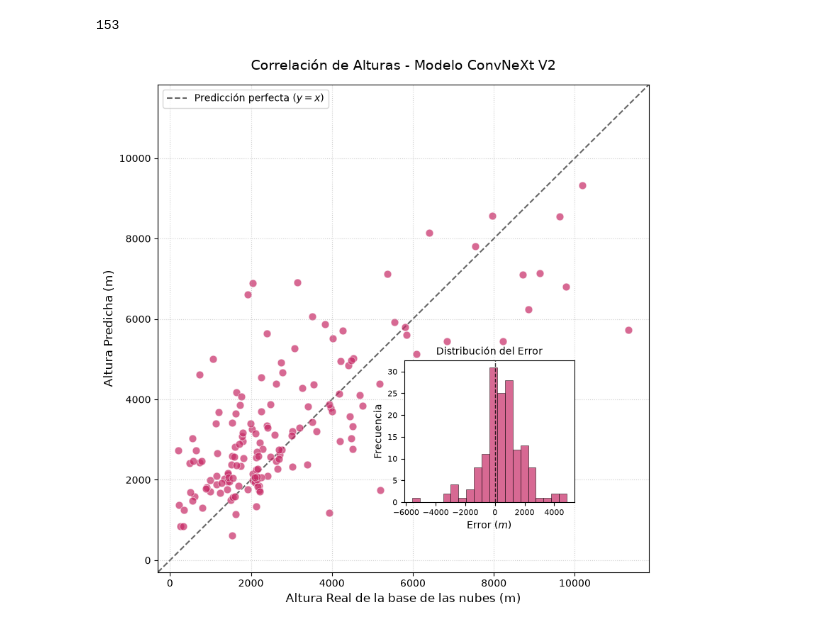
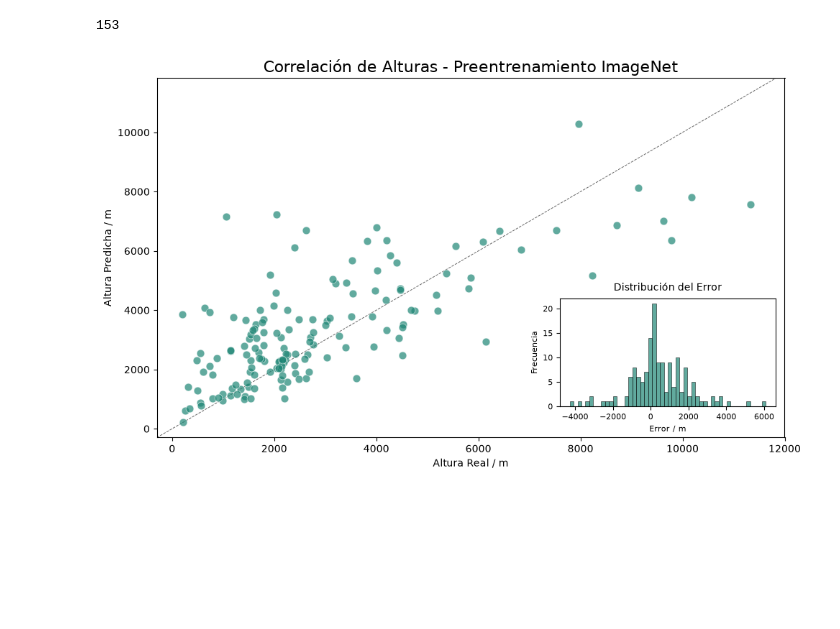
Before and after one commit to veraperez23/CloudBaseHeight, a Jupyter notebook: graphs_results/apartado4/apartado4.ipynb, the cells around one changed output. Drawn from its saved outputs; the diff is of its cells as text; code cells hidden in the pictures; blank space fills up the shorter version.

Commit message:
evolución predicciones

```diff
--- a/graphs_results/apartado4/apartado4.ipynb
+++ b/graphs_results/apartado4/apartado4.ipynb
@@ -13,5 +122,7 @@ colores = {
 # %%
-df = pd.read_csv(r'C:\Users\USUARIO\Documents\TFG_ALTURA\results\test-model_121723\predicciones_detalladas.txt', sep=r'\s*\|\s*', engine='python', skiprows=[1])
+####### MODELO DIURNO
+
+df = pd.read_csv(r'C:\Users\USUARIO\Documents\TFG_ALTURA\results\test-model_051324\predicciones_detalladas.txt', sep=r'\s*\|\s*', engine='python', skiprows=[1])
 
 # Limpiamos posibles espacios en blanco
 df.columns = df.columns.str.strip()
@@ -21,52 +132,49 @@ print(len(real))
 predicho = df['Predicho (m)']
 
 error_con_signo = predicho - real #el error del archivo .txt es el absoluto (sin signo)
 
-# 2. Configuración general de la figura
-fig, ax = plt.subplots(figsize=(8, 8))
 
-# --- GRÁFICO PRINCIPAL (PARITY PLOT) ---
-# Usamos el color fucsia vibrante de tu diccionario para el ConvNeXt V2, por ejemplo
-ax.scatter(real, predicho, alpha=0.7, color=colores[0], edgecolors='white', linewidth=0.5, s=60)
+fig, ax = plt.subplots(figsize=(10,6))
 
-# Calculamos los límites para dibujar la línea ideal y=x
+# PARITY PLOT
+ax.scatter(real, predicho, alpha=0.7, color=colores[2], edgecolors='white', linewidth=0.5, s=60)
+
+# Límites para dibujar la línea ideal y=x
 min_val = min(real.min(), predicho.min()) - 500
 max_val = max(real.max(), predicho.max()) + 500
 
 # Dibujamos la línea de predicción perfecta
-ax.plot([min_val, max_val], [min_val, max_val], 'k--', alpha=0.6, zorder=0, label='Predicción perfecta ($y=x$)')
+ax.plot([min_val, max_val], [min_val, max_val], 'k--', alpha=0.6, zorder=0, linewidth=0.7)
 
 # Ajustamos los límites de los ejes para que el gráfico sea cuadrado
-ax.set_xlim(min_val, max_val)
+ax.set_xlim(min_val, 12000)
 ax.set_ylim(min_val, max_val)
 
 # Etiquetas y diseño del gráfico principal
-ax.set_xlabel('Altura Real de la base de las nubes (m)', fontsize=12)
-ax.set_ylabel('Altura Predicha (m)', fontsize=12)
-ax.set_title('Correlación de Alturas - Modelo ConvNeXt V2', fontsize=14, pad=15)
-ax.legend(loc='upper left')
-ax.grid(True, linestyle=':', alpha=0.6)
+ax.set_xlabel('Altura Real / m')
+ax.set_ylabel('Altura Predicha / m')
+ax.set_title('Correlación de Alturas - Preentrenamiento ImageNet', fontsize=16)
 
-# --- GRÁFICO INCRUSTADO (HISTOGRAMA DEL ERROR) ---
+#ax.grid(True, linestyle=':', alpha=0.6)
+
+# --- HISTOGRAMA ERROR---
 # La función add_axes toma [izquierda, abajo, ancho, alto] en coordenadas relativas (de 0 a 1)
 # Lo colocamos abajo a la derecha, donde suele haber espacio vacío en los Parity Plots
-ax_hist = fig.add_axes([0.55, 0.20, 0.30, 0.25])
+ax_hist = fig.add_axes([0.65,0.17, 0.30, 0.25])
 
-ax_hist.hist(error_con_signo, bins=20, color=colores[0], alpha=0.7, edgecolor='black', linewidth=0.5)
+ax_hist.hist(error_con_signo, bins=50, color=colores[2], alpha=0.7, edgecolor='black', linewidth=0.5)
 
-# Línea vertical en el 0 para marcar el error nulo
-ax_hist.axvline(0, color='black', linestyle='--', linewidth=1, alpha=0.8)
 
 # Etiquetas del histograma
-ax_hist.set_xlabel('Error ($m$)', fontsize=10)
-ax_hist.set_ylabel('Frecuencia', fontsize=10)
-ax_hist.set_title('Distribución del Error', fontsize=10)
+ax_hist.set_xlabel('Error / m', fontsize=8)
+ax_hist.set_ylabel('Frecuencia', fontsize=8)
+ax_hist.set_title('Distribución del Error', fontsize=10, backgroundcolor='white', pad=8)
 ax_hist.tick_params(axis='both', which='major', labelsize=8)
 
 # 3. Guardar y mostrar
 plt.tight_layout()
 # plt.savefig('parity_plot_convnext.png', dpi=300, bbox_inches='tight')
 plt.show()
 # %% [output]
 153
-[figure, old version]
+[figure, new version]
```
Also changed, not shown: parts of 7 cells of this notebook, 17 other files.
